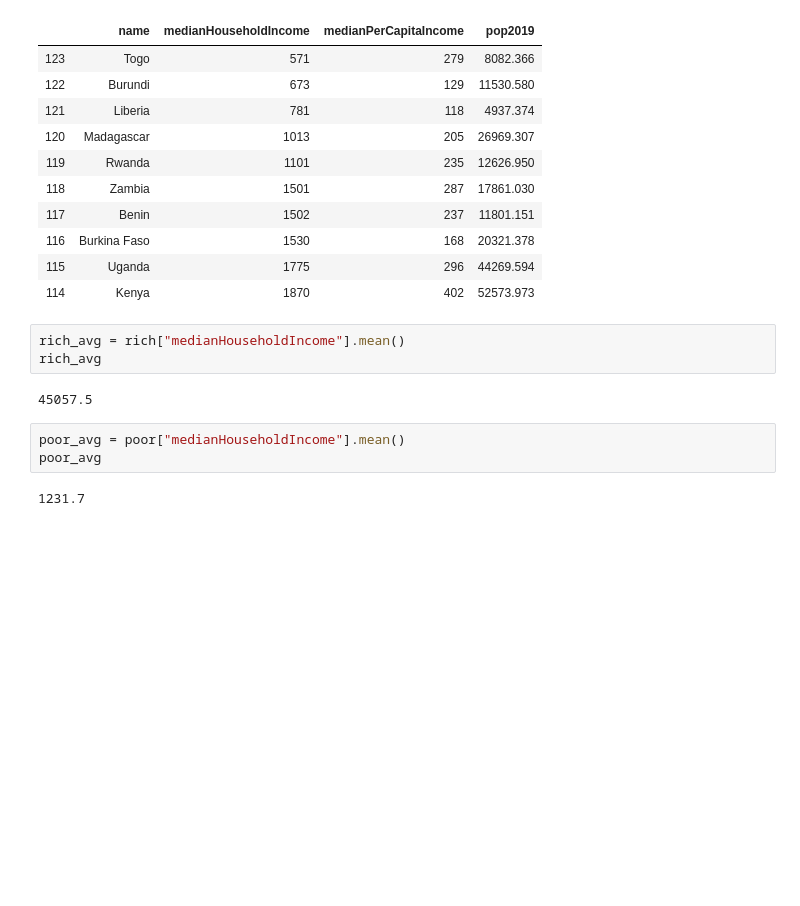
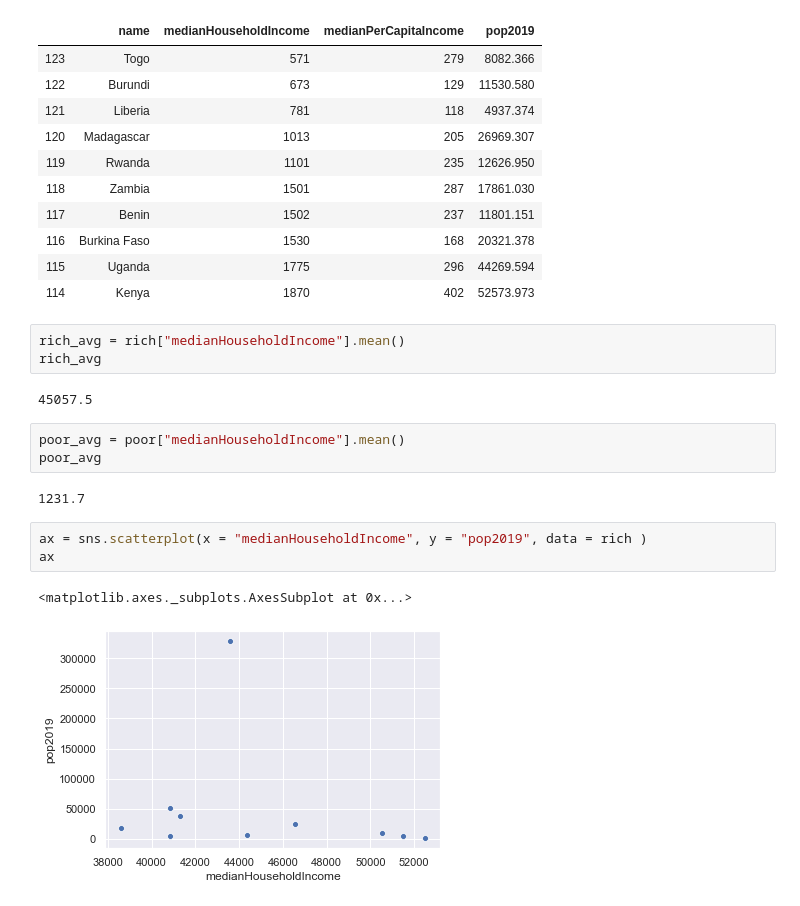
Before and after one commit to RahmanMonty/DATA690-WANG, a Jupyter notebook: Project/StatProject.ipynb, the cells around one changed output. Drawn from its saved outputs; the diff is of its cells as text; blank space fills up the shorter version.

```diff
--- a/Project/StatProject.ipynb
+++ b/Project/StatProject.ipynb
@@ -60,3 +60,9 @@ poor_avg = poor["medianHouseholdIncome"].mean()
 poor_avg
 # %% [output]
 1231.7
+# %%
+ax = sns.scatterplot(x = "medianHouseholdIncome", y = "pop2019", data = rich )
+ax
+# %% [output]
+<matplotlib.axes._subplots.AxesSubplot at 0x...>
+[figure, added]
```
Also changed, not shown: parts of 1 cell of this notebook.
